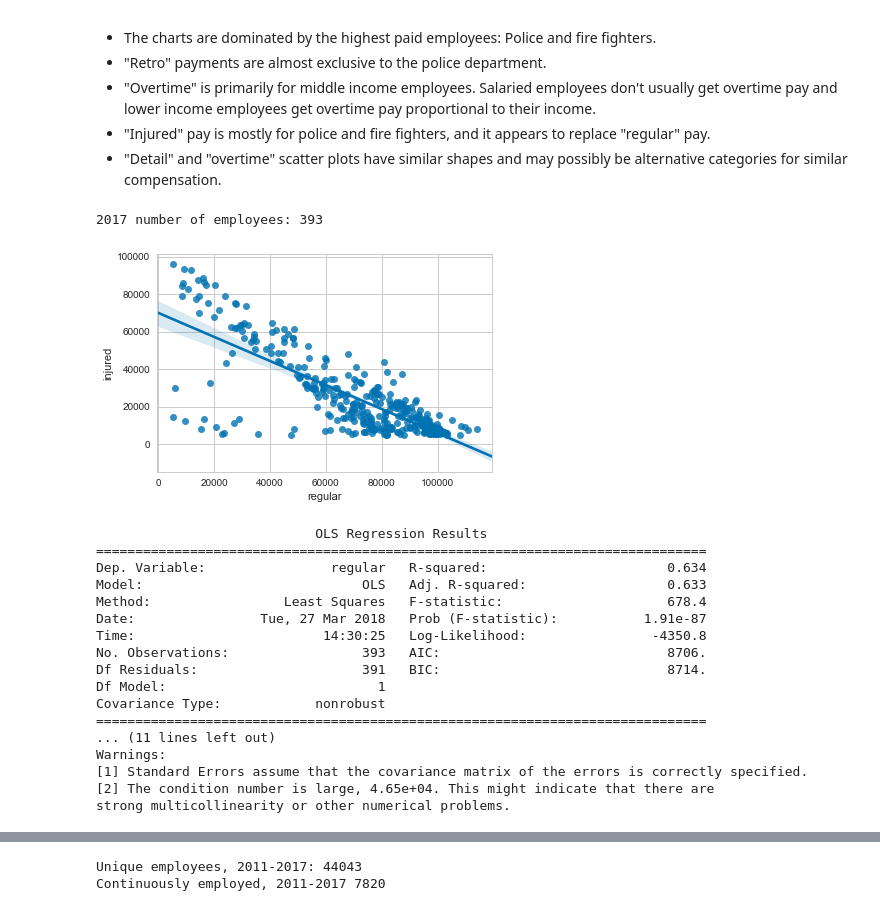
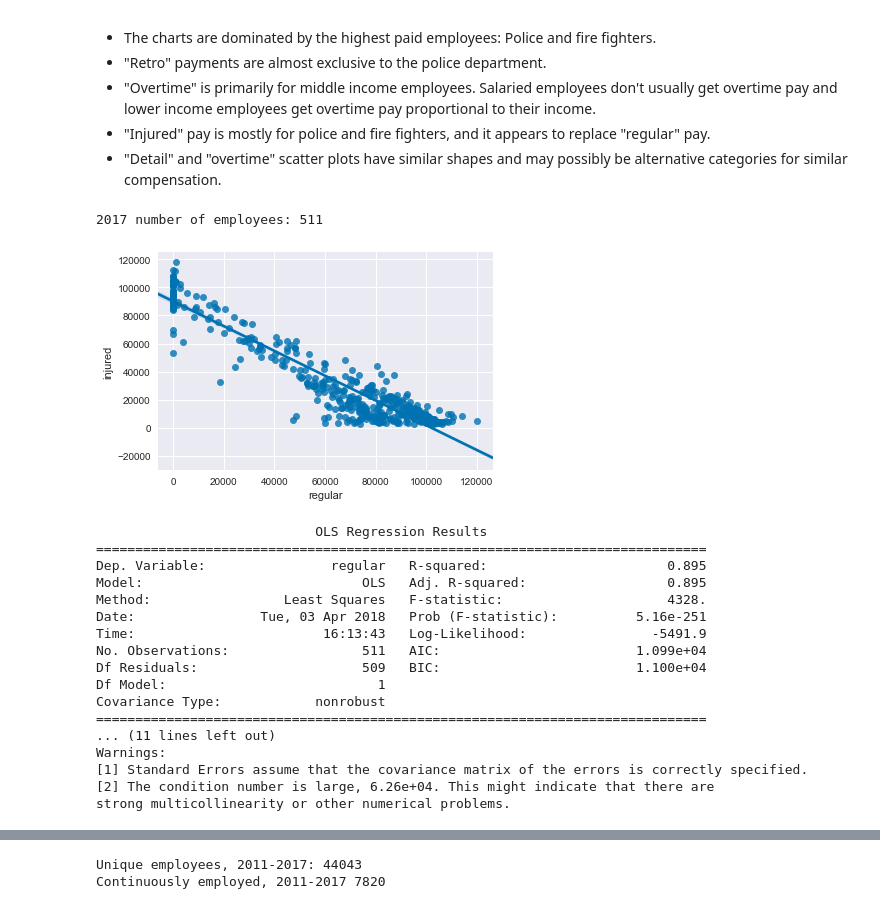
Before and after one commit to Turanga1/Springboard_DataScience, a Jupyter notebook: Capstone 1 - Boston Earnings Report/boston_earnings_analysis.ipynb, the cells around one changed output, grey strips where cells are left out. Saved outputs shown, nothing was run; the diff lists cells and outputs as text; code cells hidden in the pictures.

```diff
--- a/Capstone 1 - Boston Earnings Report/boston_earnings_analysis.ipynb
+++ b/Capstone 1 - Boston Earnings Report/boston_earnings_analysis.ipynb
@@ -7,16 +7,34 @@ import matplotlib.pyplot as plt
 from matplotlib import rcParams, cycler
 import seaborn as sns
 from scipy import interpolate
+
+# map functions
 import cartopy.feature as cfeature
 import cartopy.crs as ccrs
 from cartopy.io.img_tiles import OSM
+
+# ordinary least squares
+from statsmodels.formula.api import ols
+
+# scikit-learn machine learning
 from sklearn import svm, metrics
-from sklearn.model_selection import GridSearchCV, train_test_split
-from statsmodels.formula.api import ols
+from sklearn.linear_model import LogisticRegression
+from sklearn.model_selection import GridSearchCV, train_test_split, cross_val_score
+from sklearn.ensemble import RandomForestClassifier
+from sklearn.tree import DecisionTreeClassifier
+from sklearn.calibration import CalibratedClassifierCV
+from sklearn.cluster import KMeans
+from sklearn.decomposition import PCA
+from scipy.cluster.hierarchy import linkage, dendrogram
+from sklearn.preprocessing import normalize
+
+# for graphing decision trees
+import graphviz
+from sklearn.tree import export_graphviz
 
 plt.style.use('seaborn-colorblind')
 
-# special IPython command to prepare the notebook for matplotlib and other libraries
+# special Jupyter Notebook command to prepare the notebook for matplotlib and other libraries
 %matplotlib inline
 
 # Setup Pandas
@@ -25,7 +43,7 @@ pd.set_option('display.max_columns', 100)
 pd.set_option('display.notebook_repr_html', True)
 
 # Setup Seaborn
-sns.set_style("whitegrid")
+sns.set_style("darkgrid")
 sns.set_context("notebook")
 # %%
 # read cleaned data file
@@ -90,31 +108,35 @@ A few general observations follow:
 - "Injured" pay is mostly for police and fire fighters, and it appears to replace "regular" pay.
 - "Detail" and "overtime" scatter plots have similar shapes and may possibly be alternative categories for similar compensation.
 # %%
-injured = titles[(titles.injured > 5000) & (titles.regular > 5000)] # remove "minor" injuries and very low income
+"""
+dataset focused on 'normal' income levels with both regular and injured earnings types
+"""
+# injured = titles[((titles.injured > 40000) | (titles.regular > 40000)) & ((titles.injured > 3000) & (titles.regular > 3000))]
+injured = titles[((titles.injured + titles.regular) > 50000)  & (titles.injured > 3000)]
 print('2017 number of employees:', injured.shape[0])
 sns.regplot(x='regular', y='injured', data=injured)
 plt.show()
 # %% [output]
-2017 number of employees: 393
+2017 number of employees: 511
-[figure, old version]
+[figure, new version]
 # %%
 m = ols('regular ~ injured',injured).fit()
 print(m.summary())
 # %% [output]
                             OLS Regression Results
 ==============================================================================
-Dep. Variable:                regular   R-squared:                       0.634
-Model:                            OLS   Adj. R-squared:                  0.633
-Method:                 Least Squares   F-statistic:                     678.4
-Date:                Tue, 27 Mar 2018   Prob (F-statistic):           1.91e-87
-Time:                        14:30:25   Log-Likelihood:                -4350.8
-No. Observations:                 393   AIC:                             8706.
-Df Residuals:                     391   BIC:                             8714.
+Dep. Variable:                regular   R-squared:                       0.895
+Model:                            OLS   Adj. R-squared:                  0.895
+Method:                 Least Squares   F-statistic:                     4328.
+Date:                Tue, 03 Apr 2018   Prob (F-statistic):          5.16e-251
+Time:                        16:13:43   Log-Likelihood:                -5491.9
+No. Observations:                 511   AIC:                         1.099e+04
+Df Residuals:                     509   BIC:                         1.100e+04
 Df Model:                           1
 Covariance Type:            nonrobust
 ==============================================================================
 ... (11 lines left out)
 Warnings:
 [1] Standard Errors assume that the covariance matrix of the errors is correctly specified.
-[2] The condition number is large, 4.65e+04. This might indicate that there are
+[2] The condition number is large, 6.26e+04. This might indicate that there are
 strong multicollinearity or other numerical problems.
```
Also changed, not shown: parts of 36 cells of this notebook.
